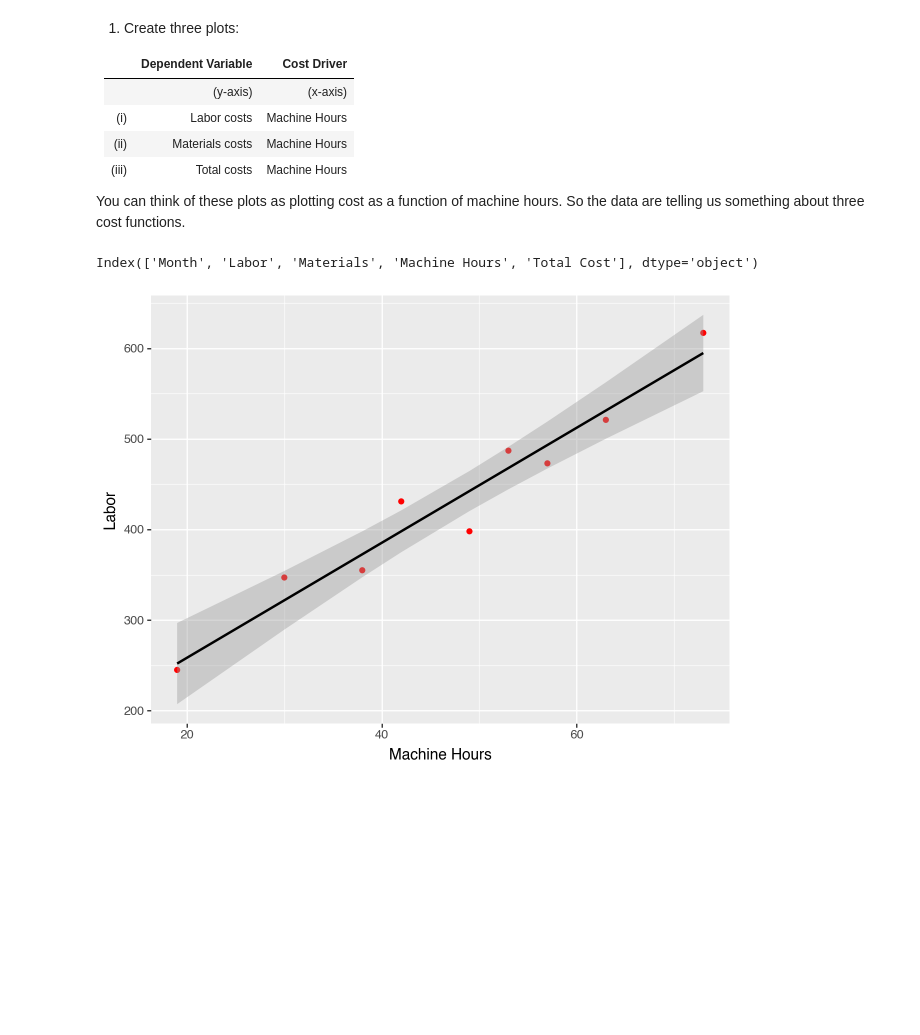
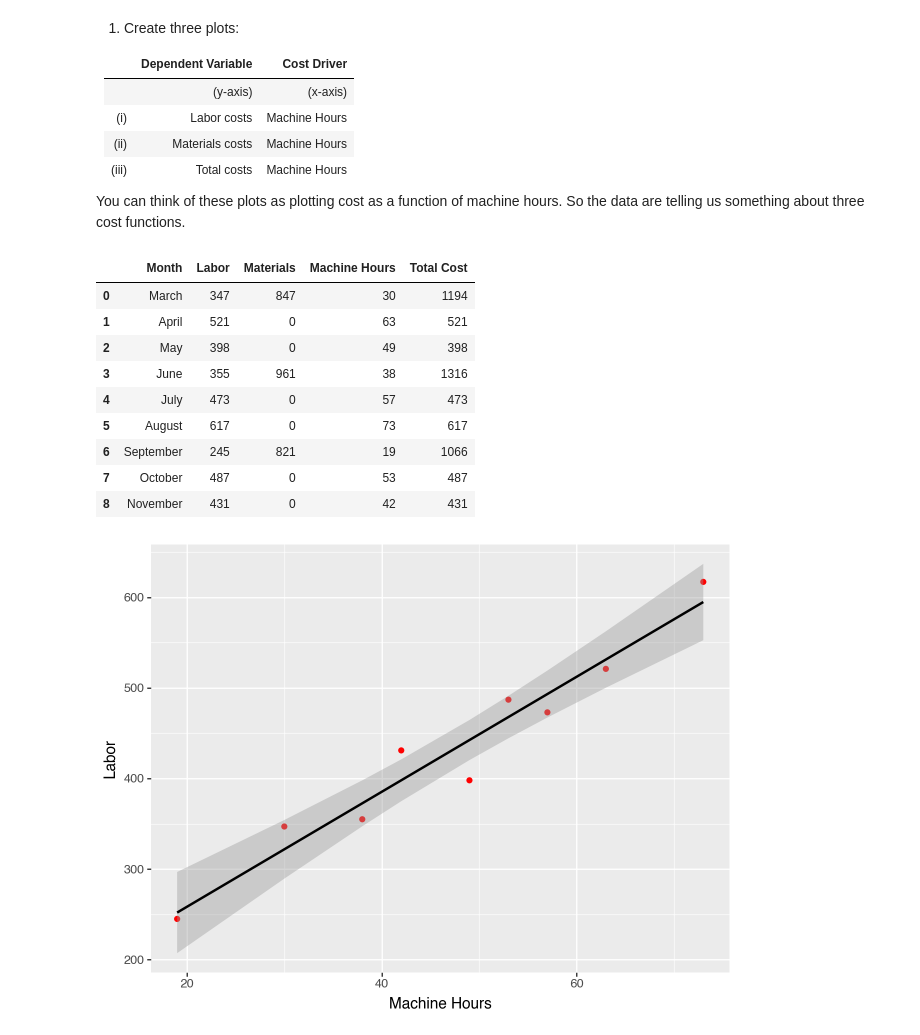
Before and after one commit to ArthurHowardMorris/ArthurHowardMorris.github.io, a Jupyter notebook: assets/slides/acct3210/S3/Lecture3CostEstimation.ipynb, the cells around one changed output. Drawn from its saved outputs; the diff is of its cells as text; code cells hidden in the pictures; blank space fills up the shorter version.

```diff
--- a/assets/slides/acct3210/S3/Lecture3CostEstimation.ipynb
+++ b/assets/slides/acct3210/S3/Lecture3CostEstimation.ipynb
@@ -172,13 +172,22 @@ So the data are telling us something about three cost functions.
 # %%
 import pandas as pd
 from plotnine import * # import * because YOLO!
 # load the data
 p2df=pd.read_csv("data2p.csv")
 # calculate total cost (note how we are selecting columns)
 p2df['Total Cost'] = p2df['Labor'] + p2df['Materials']
-p2df.columns
+p2df
 # %% [output]
-Index(['Month', 'Labor', 'Materials', 'Machine Hours', 'Total Cost'], dtype='object')
+|  | Month | Labor | Materials | Machine Hours | Total Cost |
+| 0 | March | 347 | 847 | 30 | 1194 |
+| 1 | April | 521 | 0 | 63 | 521 |
+| 2 | May | 398 | 0 | 49 | 398 |
+| 3 | June | 355 | 961 | 38 | 1316 |
+| 4 | July | 473 | 0 | 57 | 473 |
+| 5 | August | 617 | 0 | 73 | 617 |
+| 6 | September | 245 | 821 | 19 | 1066 |
+| 7 | October | 487 | 0 | 53 | 487 |
+| 8 | November | 431 | 0 | 42 | 431 |
 # %%
 (ggplot(
     p2df, # this is the dataset
```
Also changed, not shown: parts of 5 cells of this notebook, 2 other files.
